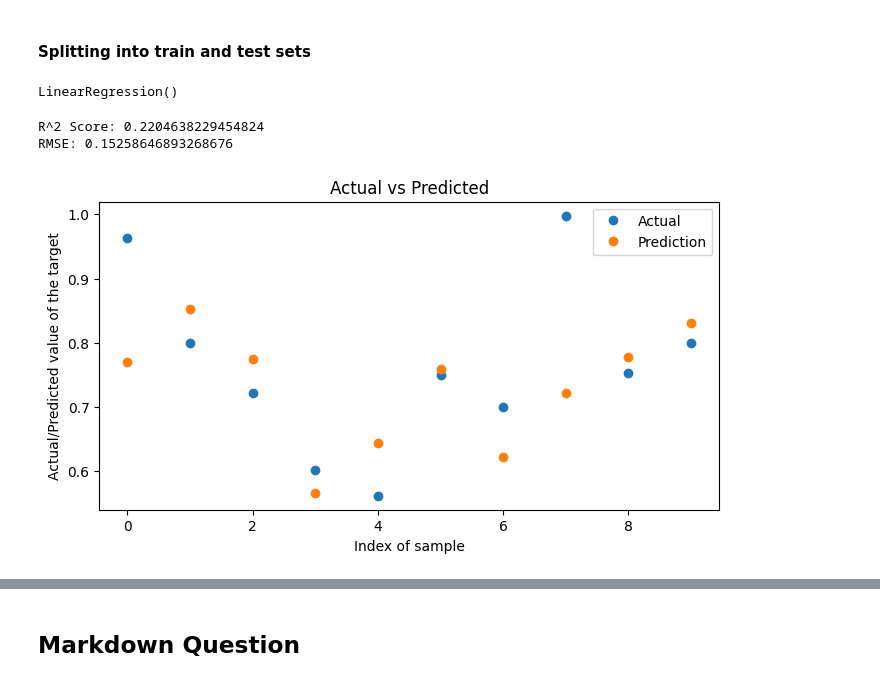
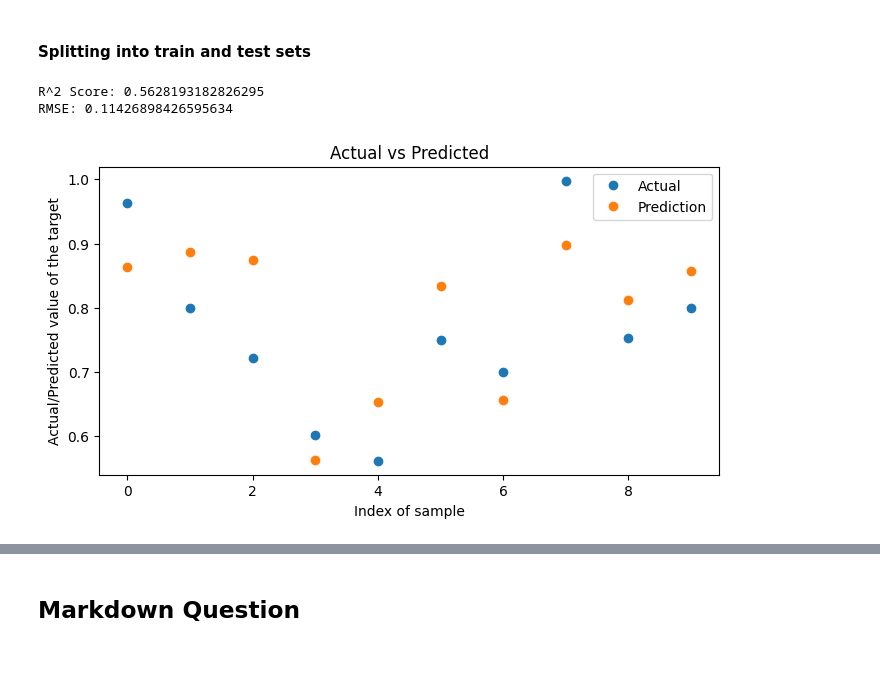
Before and after one commit to camwhite18/ml-classification-regression, a Jupyter notebook: task3_2.ipynb, the cells around one changed output, grey strips where cells are left out. Drawn from its saved outputs; the diff is of its cells as text; code cells hidden in the pictures.

```diff
--- a/task3_2.ipynb
+++ b/task3_2.ipynb
@@ -97,14 +96,11 @@ gwp_X, gwp_Y = preprocess_gwp_dataset('datasets/gwp_assessment.csv')
 #### Splitting into train and test sets
 # %%
 gwp_x_train, gwp_x_test, gwp_y_train, gwp_y_test = train_test_split(gwp_X, gwp_Y, test_size=0.2)
-# %%
-lr = LinearRegression()
-lr.fit(gwp_x_train, gwp_y_train)
-# %% [output]
-LinearRegression()
-# %%
-evaluate_regression_model(lr, gwp_x_test, gwp_y_test)
-# %% [output]
-R^2 Score: 0.2204638229454824
-RMSE: 0.15258646893268676
-[figure, removed]
+# %%
+svr = SVR(C=20)
+svr.fit(gwp_x_test, gwp_y_test)
+evaluate_regression_model(svr, gwp_x_test, gwp_y_test)
+# %% [output]
+R^2 Score: 0.5628193182826295
+RMSE: 0.11426898426595634
+[figure, added]
```
Also changed, not shown: parts of 3 cells of this notebook.
